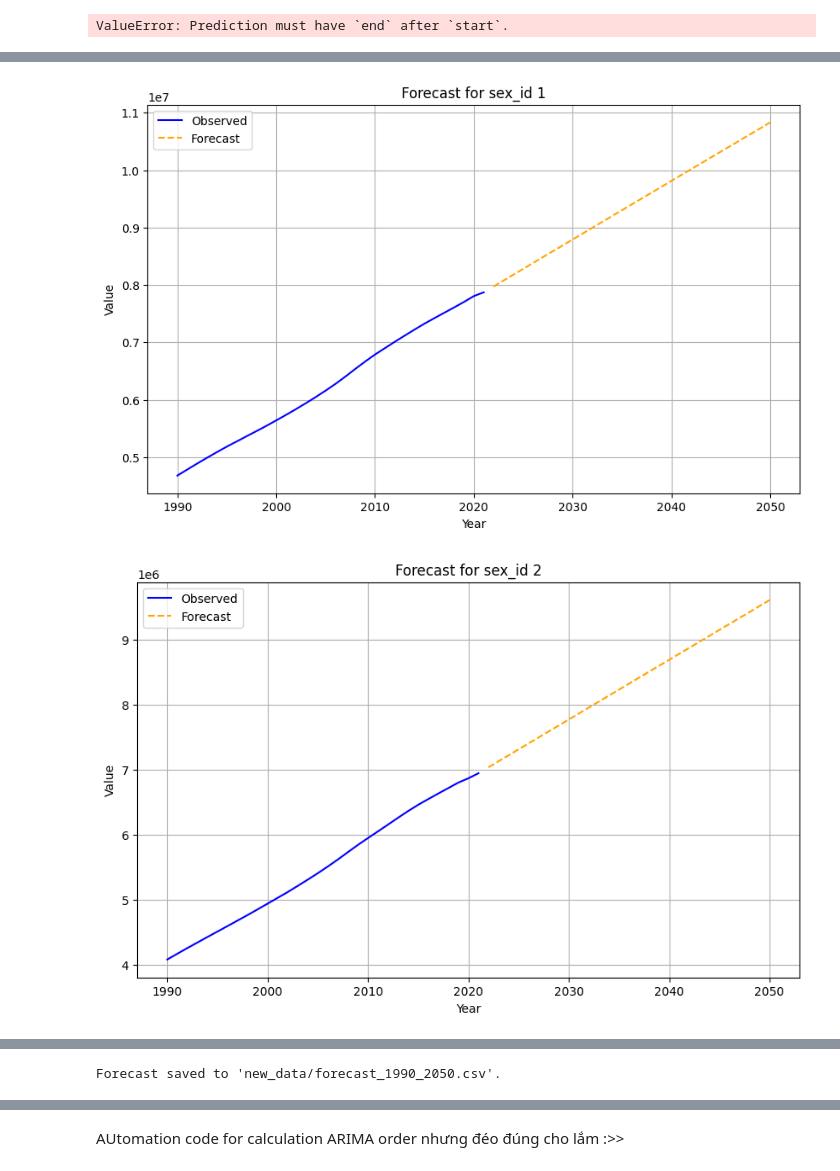
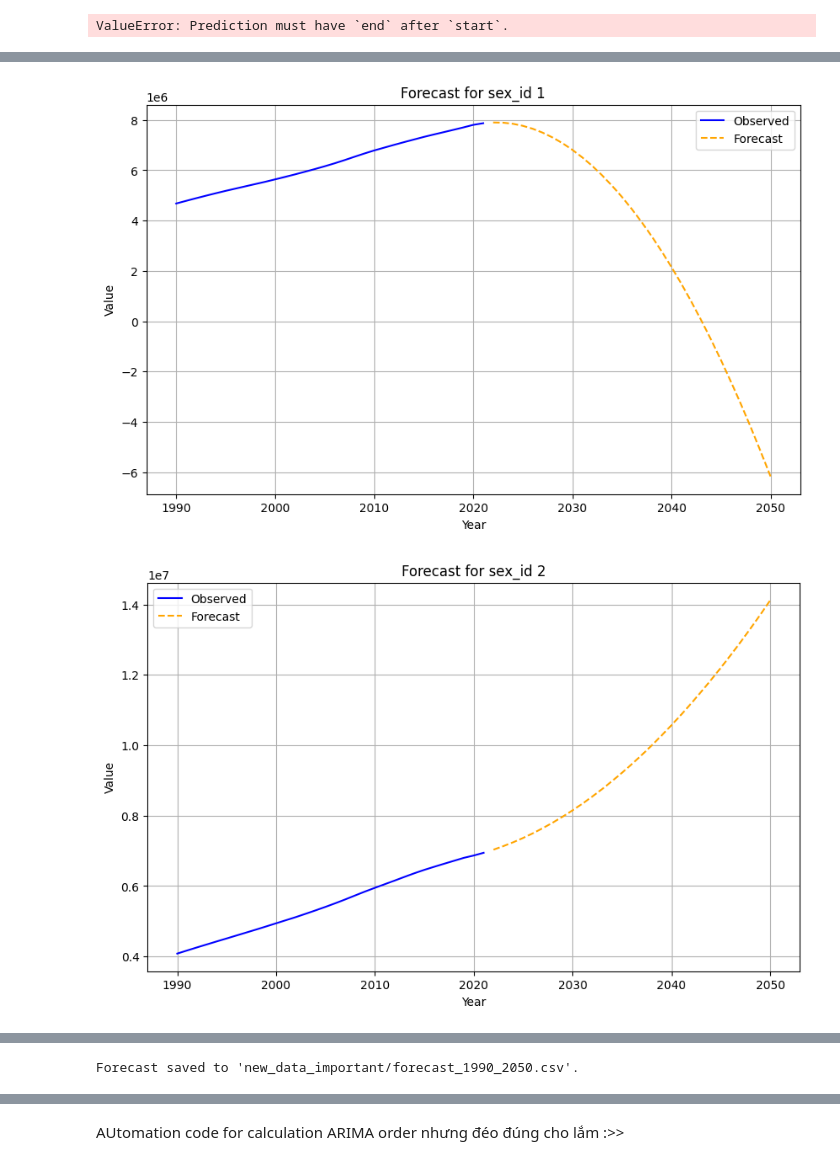
Before and after one commit to ToraKisaki/GHD2021_Schizophrenia, a Jupyter notebook: machine_learning.ipynb, the cells around one changed output, grey strips where cells are left out. Drawn from its saved outputs; the diff is of its cells as text; code cells hidden in the pictures.

```diff
--- a/machine_learning.ipynb
+++ b/machine_learning.ipynb
@@ -202,39 +206,38 @@ for sex_id in df['sex_id'].unique():
     # Filter data for the current sex_id
     sex_data = df[df['sex_id'] == sex_id][['year', 'val']].dropna()
     sex_data = sex_data.sort_values(by='year')
-
     sex_data = sex_data.set_index('year')
 
     # Fit the ARIMA model
-    model = ARIMA(sex_data['val'], order=(1, 1, 1))  # Adjust order as needed
+    model = ARIMA(sex_data['val'], order=(0, 3, 0))  # Adjust order as needed
     model_fit = model.fit()
 
     # Forecast up to 2050
     forecast_years = range(sex_data.index.max() + 1, 2051)
     forecast = model_fit.forecast(steps=len(forecast_years))
 
     # Convert forecast to a pandas Series with the correct index
     forecasts[sex_id] = pd.Series(forecast, index=forecast_years)
 
     # Plot the original data and forecast
     plt.figure(figsize=(10, 6))
     plt.plot(sex_data.index, sex_data['val'], label='Observed', color='blue')
     plt.plot(forecast_years, forecast, label='Forecast', color='orange', linestyle='--')
     #plt.ylim(0, 200)  # Ensure the y-axis starts from 0
     plt.title(f'Forecast for sex_id {sex_id}')
     plt.xlabel('Year')
     plt.ylabel('Value')
     plt.legend()
     plt.grid(True)
     plt.show()
 
 # Combine forecasts into a DataFrame
 forecast_df = pd.DataFrame(forecasts)
 forecast_df.index.name = 'year'
 
 # Save the forecast to a CSV file
 forecast_df.to_csv('new_data_important/forecast_1990_2050.csv')
 print("Forecast saved to 'new_data_important/forecast_1990_2050.csv'.")
 # %% [output]
-[figure, old version]
+[figure, new version]
-[figure, old version]
+[figure, new version]
@@ -242,4 +245,4 @@ print("Forecast saved to 'new_data_important/forecast_1990_2050.csv'.")
-Forecast saved to 'new_data/forecast_1990_2050.csv'.
+Forecast saved to 'new_data_important/forecast_1990_2050.csv'.
 # %%
 import pandas as pd
 from statsmodels.tsa.arima.model import ARIMA
```
Also changed, not shown: parts of 9 cells of this notebook, 59 other files.
